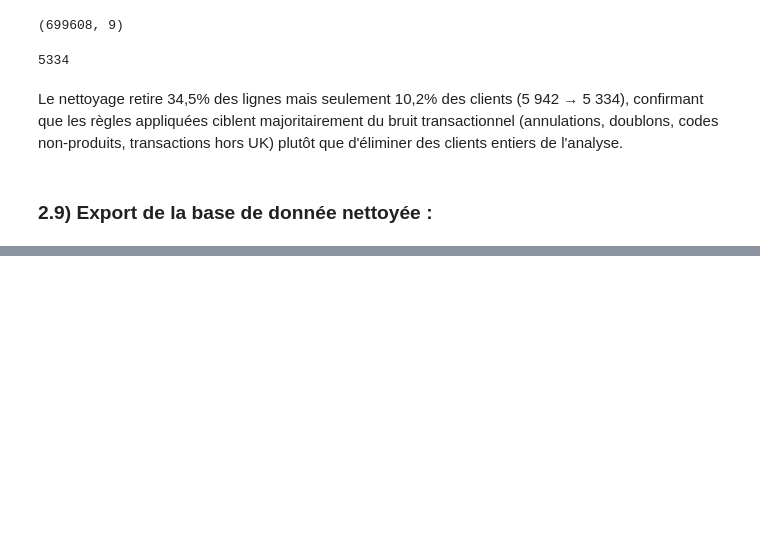
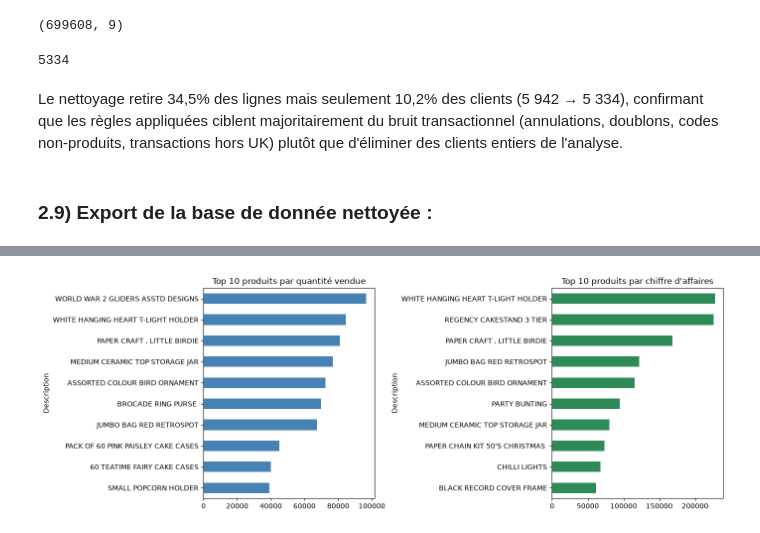
Before and after one commit to Nithilan16/Online_retail-rfm-segmentation, a Jupyter notebook: notebooks/online_retail.ipynb, the cells around one changed output, grey strips where cells are left out. Drawn from its saved outputs; the diff is of its cells as text; code cells hidden in the pictures; blank space fills up the shorter version.

```diff
--- a/notebooks/online_retail.ipynb
+++ b/notebooks/online_retail.ipynb
@@ -601,0 +684,4 @@ Df.to_csv('../data/processed/online_retail_clean.csv', index=False)
+# %%
+top_produit_par_quantité = Df.groupby("Description")["Quantity"].sum().sort_values(ascending=False).head(10)
+# %%
+top_produit_par_ca = Df.groupby("Description")["TotalPrice"].sum().sort_values(ascending=False).head(10)
@@ -601,0 +718,15 @@ Df.to_csv('../data/processed/online_retail_clean.csv', index=False)
+# %%
+fig, axes = plt.subplots(1, 2, figsize=(14, 5))
+
+top_produit_par_quantité.plot(kind="barh", ax=axes[0], color="steelblue")
+axes[0].set_title("Top 10 produits par quantité vendue")
+axes[0].invert_yaxis()
+
+top_produit_par_ca.plot(kind="barh", ax=axes[1], color="seagreen")
+axes[1].set_title("Top 10 produits par chiffre d'affaires")
+axes[1].invert_yaxis()
+
+plt.tight_layout()
+plt.show()
+# %% [output]
+[figure, added]
```
Also changed, not shown: parts of 29 cells of this notebook.
